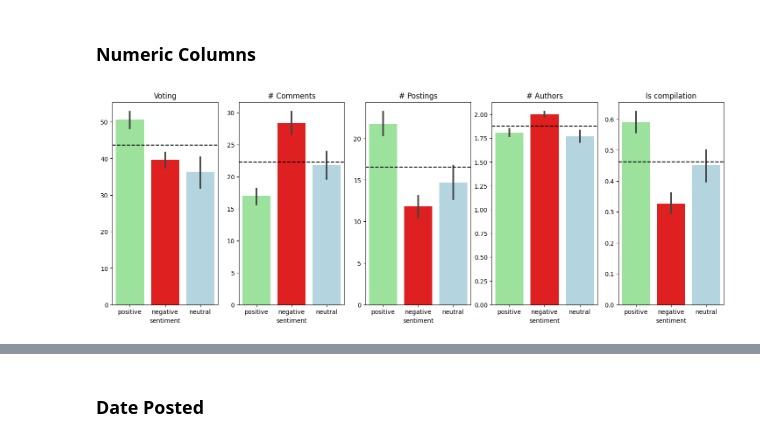
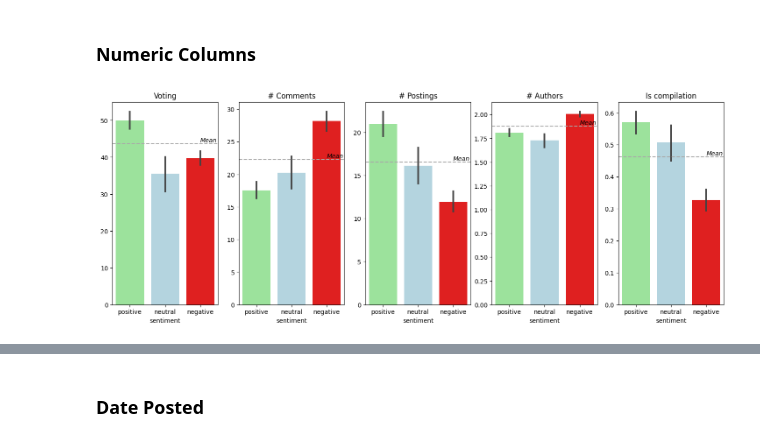
Before and after one commit to nick-peter-marcus/popculture-platform-sentiment-analysis, a Jupyter notebook: sentiment_analysis.ipynb, the cells around one changed output, grey strips where cells are left out. Drawn from its saved outputs; the diff is of its cells as text; code cells hidden in the pictures.

```diff
--- a/sentiment_analysis.ipynb
+++ b/sentiment_analysis.ipynb
@@ -632,10 +704,12 @@ df_cat_long.head()
 # %%
-df_cat_long_agg = (df_cat_long.groupby(["Category Shortened"])
-                      .agg({"Category Shortened": "count",
-                            "sentiment_compound": "mean",
-                            "voting": "mean",
-                            "nr_comments": "mean"}))
-df_cat_long_agg = df_cat_long_agg.rename(columns={"Category Shortened": "count"})
+# Create aggregated df
+df_cat_long_agg = (df_cat_long
+                   .groupby(["Category Shortened"])
+                   .agg({"Category Shortened": "count",
+                         "sentiment_compound": "mean",
+                         "voting": "mean",
+                         "nr_comments": "mean"})
+                   .rename(columns={"Category Shortened": "count"}))
 df_cat_long_agg.head()
 # %% [output]
 |  | count | sentiment_compound | voting | nr_comments |
@@ -648,5 +722,6 @@ df_cat_long_agg.head()
 # %%
+# Print top and bottom entries
 for col in ["sentiment_compound", "voting", "nr_comments"]:
-    print_top_bottom_n(df_cat_long_agg, "sentiment_compound", 5)
+    print_top_bottom_n(df_cat_long_agg, col, 5)
     print("\n")
 # %% [output]
@@ -681,12 +756,14 @@ df_author_long.head()
 | 3 | 8090374 | 1 | negative | 2 | author_2 | Donata Leskauskaite | Author, BoredPanda staff | Donata Leskauskaite | ... |
 | 4 | 8077890 | 2 | negative | 2 | author_1 | Nikita Manot | Writer, BoredPanda staff | Nikita Manot | ... |
 # %%
-df_author_long_agg = (df_author_long.groupby(["Author Name Shortened"])
+# Create aggregated df
+df_author_long_agg = (df_author_long
+                      .groupby(["Author Name Shortened"])
                       .agg({"Author Name Shortened": "count",
                             "sentiment_compound": "mean",
                             "nr_comments": "mean",
-                            "voting": "mean"}))
-df_author_long_agg = df_author_long_agg.rename(columns={"Author Name Shortened": "count"})
+                            "voting": "mean"})
+                      .rename(columns={"Author Name Shortened": "count"}))
 df_author_long_agg.head()
 # %% [output]
 |  | count | sentiment_compound | nr_comments | voting |
@@ -699,5 +776,6 @@ df_author_long_agg.head()
 # %%
+# Print top and bottom entries
 for col in ["sentiment_compound", "voting", "nr_comments"]:
-    print_top_bottom_n(df_author_long_agg, "sentiment_compound", 5)
+    print_top_bottom_n(df_author_long_agg, col, 5)
     print("\n")
 # %% [output]
@@ -813,20 +909,22 @@ numeric_columns_dict = {'voting': "Voting",
                         'nr_authors': "# Authors",
                         'is_compilation_int': "Is compilation"}
 # %%
+# Define canvas
 fig, axs = plt.subplots(figsize=(18, 6), ncols=len(numeric_columns_dict))
 
+# Plot each numeric column
 for axis, col in enumerate(numeric_columns_dict.keys()):
-    sns.barplot(data=df,
-                x="sentiment",
-                y=col,
-                order=["positive", "negative", "neutral"],
-                palette=["lightgreen", "red", "lightblue"],
+    sns.barplot(data=df,  x="sentiment",  y=col,
+                order=["positive", "neutral", "negative"],
+                palette=["lightgreen", "lightblue", "red"],
                 ax=axs[axis])
     axs[axis].set_title(numeric_columns_dict[col])
-    axs[axis].axhline(df[col].mean(), color="black", linestyle="--")
     axs[axis].set_ylabel(None)
+    # Add mean-line and annotation
+    axs[axis].axhline(df[col].mean(), color="darkgrey", linestyle="--")
+    axs[axis].text(x=2, y=df[col].mean()*1.01, s="Mean", fontstyle="italic")
 # %% [output]
-[figure, old version]
+[figure, new version]
 # %%
 # Show statistical analysis from above again
 stat_results_T
```
Also changed, not shown: parts of 72 cells of this notebook.
